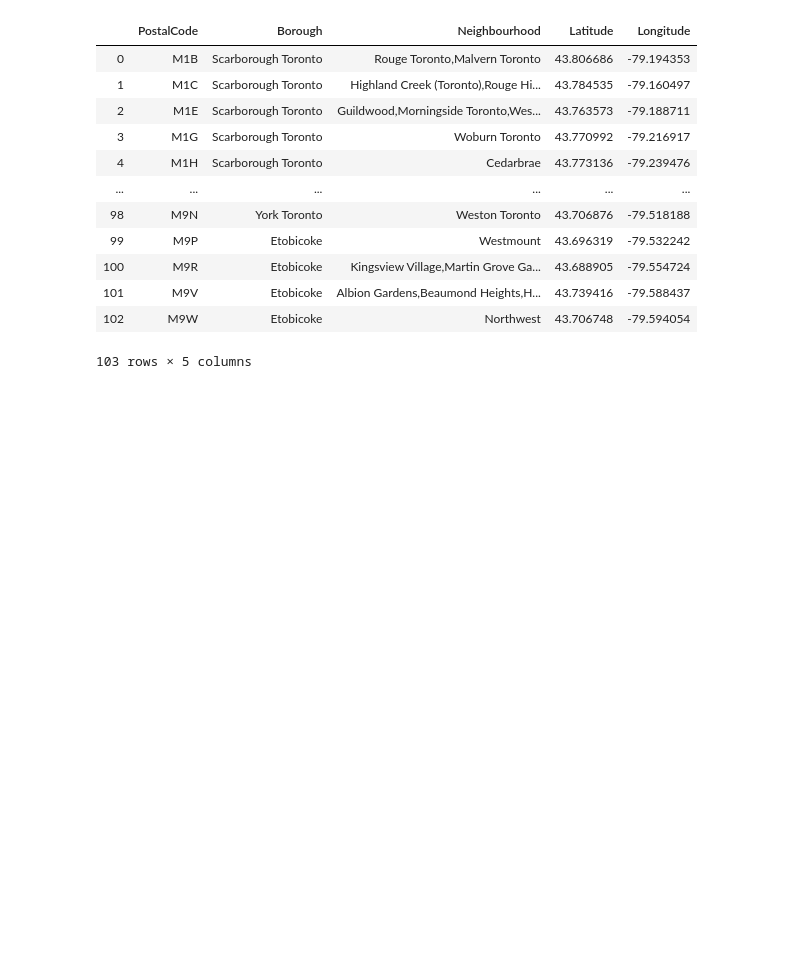
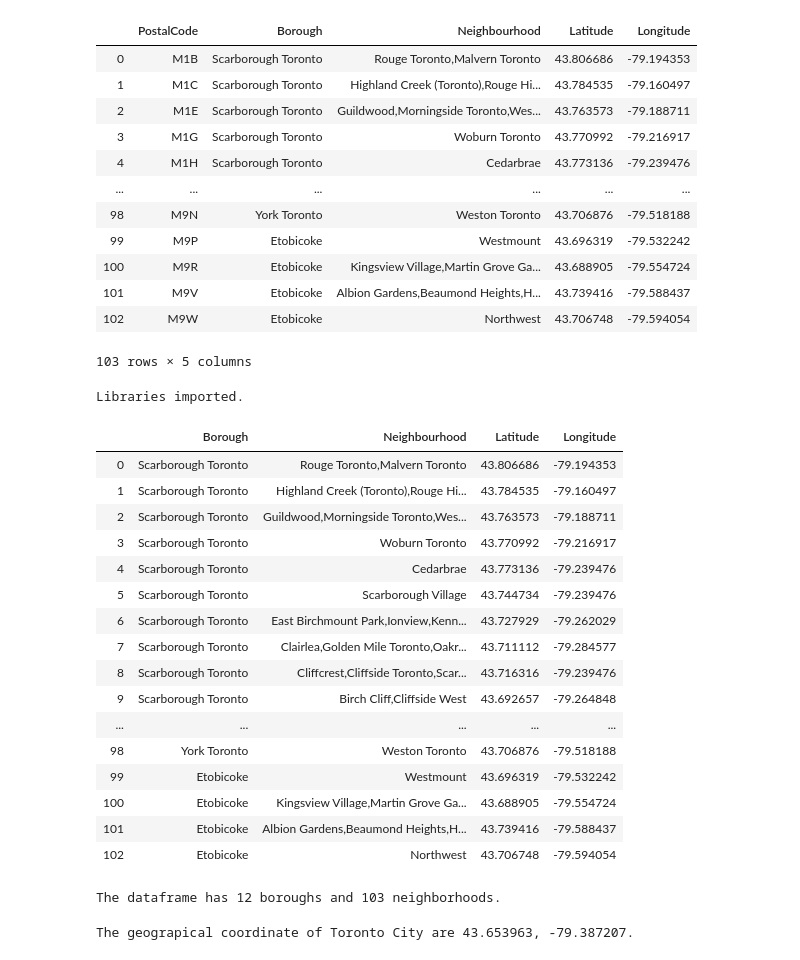
Before and after one commit to syn2little/Coursera_Capstone, a Jupyter notebook: Segmenting and Clustering Neighborhoods in Toronto.ipynb, the cells around one changed output. Saved outputs shown, nothing was run; the diff lists cells and outputs as text; code cells hidden in the pictures; blank space fills up the shorter version.

Commit message:
Clustering and Analysis

```diff
--- a/Segmenting and Clustering Neighborhoods in Toronto.ipynb
+++ b/Segmenting and Clustering Neighborhoods in Toronto.ipynb
@@ -190,3 +174,69 @@ result_data
 | 101 | M9V | Etobicoke | Albion Gardens,Beaumond Heights,H... | 43.739416 | -79.588437 |
 | 102 | M9W | Etobicoke | Northwest | 43.706748 | -79.594054 |
 103 rows × 5 columns
+# %%
+import numpy as np # library to handle data in a vectorized manner
+
+import pandas as pd # library for data analsysis
+pd.set_option('display.max_columns', None)
+pd.set_option('display.max_rows', None)
+
+import json # library to handle JSON files
+
+from geopy.geocoders import Nominatim # convert an address into latitude and longitude values
+
+import requests # library to handle requests
+from pandas.io.json import json_normalize # tranform JSON file into a pandas dataframe
+
+# Matplotlib and associated plotting modules
+import matplotlib.cm as cm
+import matplotlib.colors as colors
+
+# import k-means from clustering stage
+from sklearn.cluster import KMeans
+
+import folium # map rendering library
+
+print('Libraries imported.')
+# %% [output]
+Libraries imported.
+# %%
+neighborhoods = result_data[['Borough','Neighbourhood','Latitude','Longitude']]
+# %%
+neighborhoods
+# %% [output]
+|  | Borough | Neighbourhood | Latitude | Longitude |
+| 0 | Scarborough Toronto | Rouge Toronto,Malvern Toronto | 43.806686 | -79.194353 |
+| 1 | Scarborough Toronto | Highland Creek (Toronto),Rouge Hi... | 43.784535 | -79.160497 |
+| 2 | Scarborough Toronto | Guildwood,Morningside Toronto,Wes... | 43.763573 | -79.188711 |
+| 3 | Scarborough Toronto | Woburn Toronto | 43.770992 | -79.216917 |
+| 4 | Scarborough Toronto | Cedarbrae | 43.773136 | -79.239476 |
+| 5 | Scarborough Toronto | Scarborough Village | 43.744734 | -79.239476 |
+| 6 | Scarborough Toronto | East Birchmount Park,Ionview,Kenn... | 43.727929 | -79.262029 |
+| 7 | Scarborough Toronto | Clairlea,Golden Mile Toronto,Oakr... | 43.711112 | -79.284577 |
+| 8 | Scarborough Toronto | Cliffcrest,Cliffside Toronto,Scar... | 43.716316 | -79.239476 |
+| 9 | Scarborough Toronto | Birch Cliff,Cliffside West | 43.692657 | -79.264848 |
+| ... | ... | ... | ... | ... |
+| 98 | York Toronto | Weston Toronto | 43.706876 | -79.518188 |
+| 99 | Etobicoke | Westmount | 43.696319 | -79.532242 |
+| 100 | Etobicoke | Kingsview Village,Martin Grove Ga... | 43.688905 | -79.554724 |
+| 101 | Etobicoke | Albion Gardens,Beaumond Heights,H... | 43.739416 | -79.588437 |
+| 102 | Etobicoke | Northwest | 43.706748 | -79.594054 |
+# %%
+print('The dataframe has {} boroughs and {} neighborhoods.'.format(
+        len(neighborhoods['Borough'].unique()),
+        neighborhoods.shape[0]
+    )
+)
+# %% [output]
+The dataframe has 12 boroughs and 103 neighborhoods.
+# %%
+address = 'Toronto, Ontario'
+
+geolocator = Nominatim(user_agent="tnt_explorer")
+location = geolocator.geocode(address)
+latitude = location.latitude
+longitude = location.longitude
+print('The geograpical coordinate of Toronto City are {}, {}.'.format(latitude, longitude))
+# %% [output]
+The geograpical coordinate of Toronto City are 43.653963, -79.387207.
```
Also changed, not shown: parts of 8 cells of this notebook.
